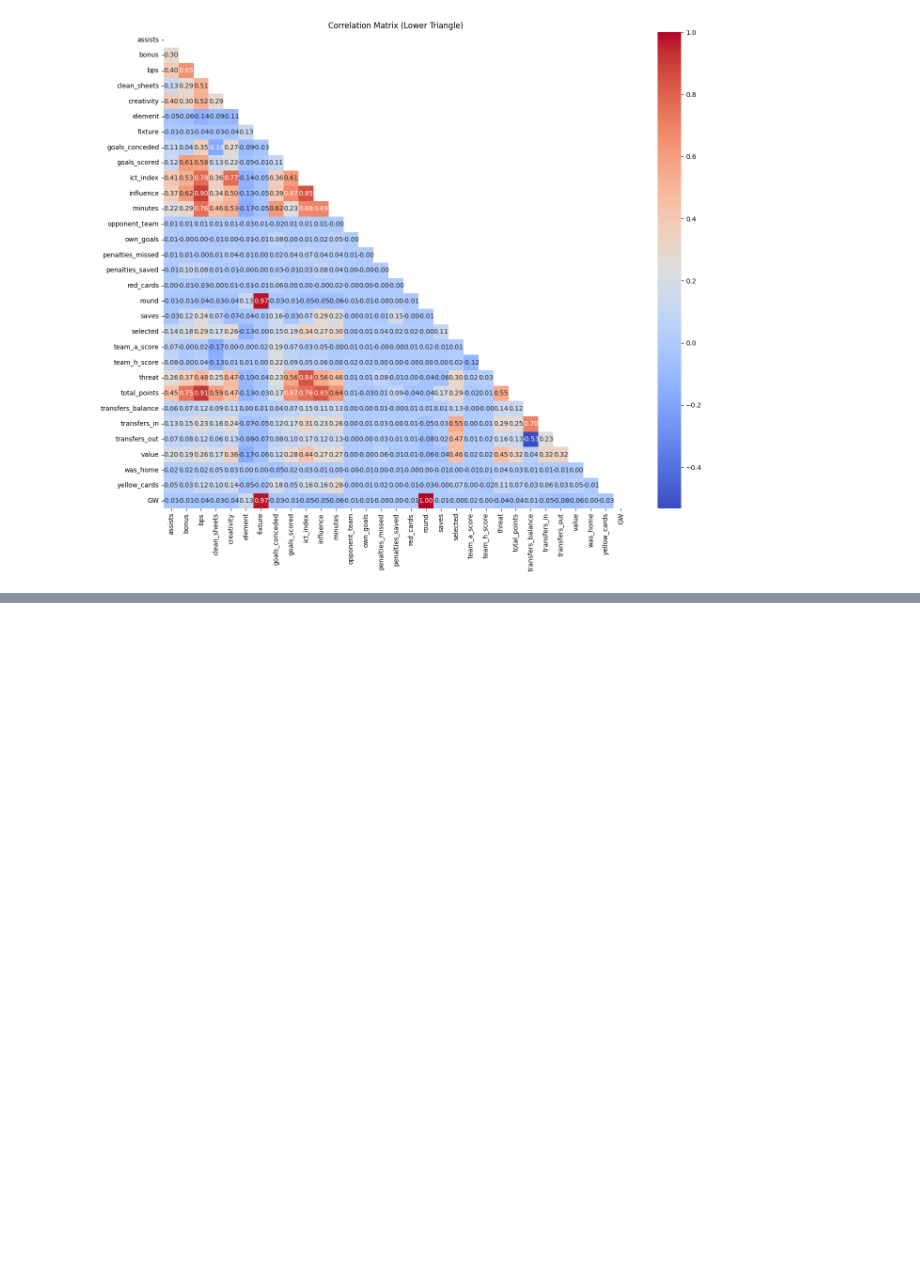
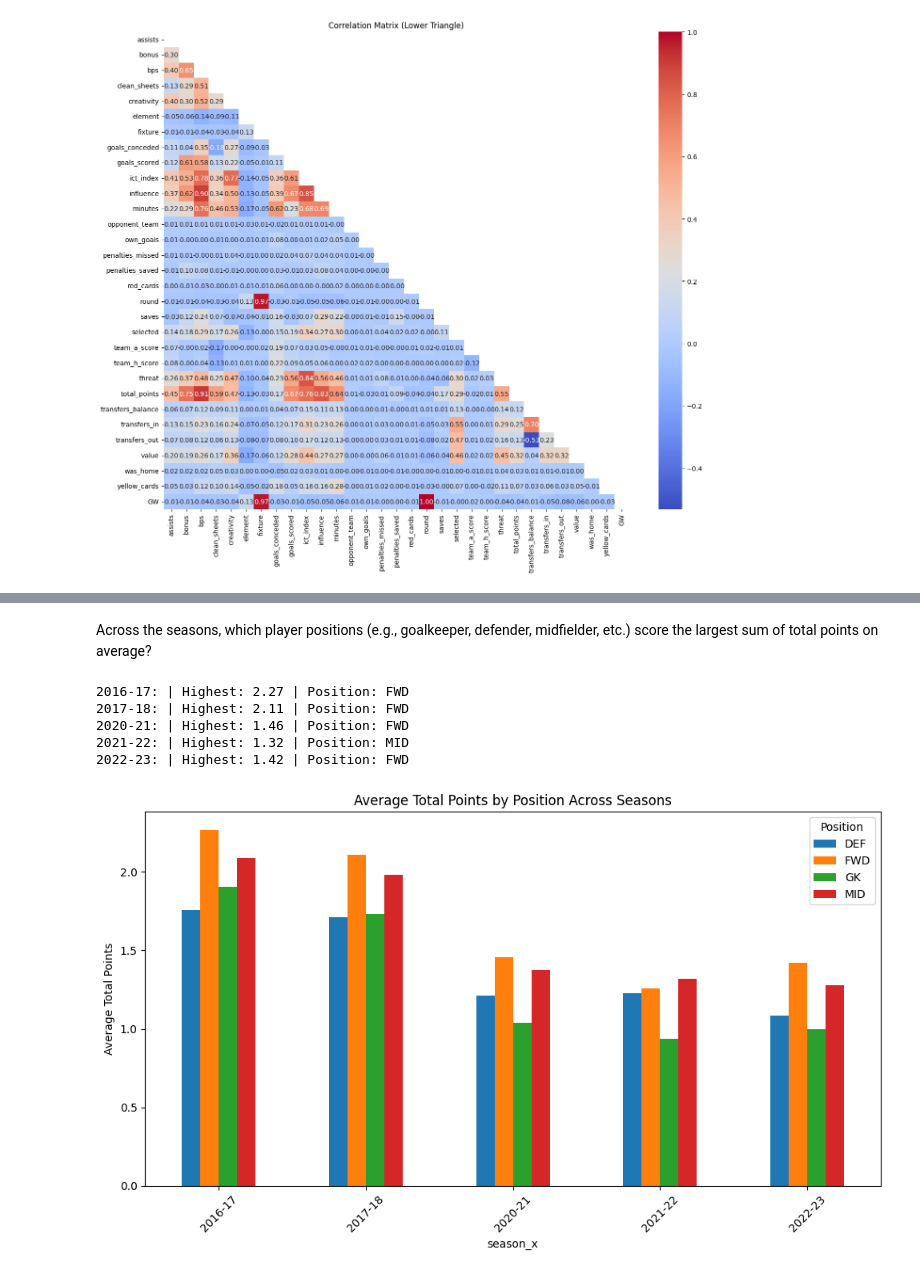
Before and after one commit to AhmedSameh19/fantasy-football-predictor, a Jupyter notebook: pred.ipynb, the cells around one changed output, grey strips where cells are left out. Drawn from its saved outputs; the diff is of its cells as text; code cells hidden in the pictures; blank space fills up the shorter version.

```diff
--- a/pred.ipynb
+++ b/pred.ipynb
@@ -578,0 +587,36 @@ plt.show()
+# %% [markdown]
+Across the seasons, which player positions (e.g., goalkeeper, defender, midfielder, etc.) score the largest sum of total points on average?
+# %%
+ans=fpl_copy.groupby(['season_x','position'])['total_points'].mean().unstack()
+for row in ans.itertuples():
+    largest=-1
+    pos =''
+    if row.GK > largest:
+        largest=row.GK
+        pos='GK'
+    if row.DEF > largest:
+        largest=row.DEF
+        pos='DEF'
+    if row.MID > largest:
+        largest=row.MID
+        pos='MID'
+    if row.FWD > largest:
+        largest=row.FWD
+        pos='FWD'
+    print(f"{row.Index}: | Highest: {largest:.2f} | Position: {pos}")
+# %% [output]
+2016-17: | Highest: 2.27 | Position: FWD
+2017-18: | Highest: 2.11 | Position: FWD
+2020-21: | Highest: 1.46 | Position: FWD
+2021-22: | Highest: 1.32 | Position: MID
+2022-23: | Highest: 1.42 | Position: FWD
+# %%
+ans.plot(kind='bar', figsize=(10,6))
+plt.ylabel('Average Total Points')
+plt.title('Average Total Points by Position Across Seasons')
+plt.xticks(rotation=45)
+plt.legend(title='Position')
+plt.tight_layout()
+plt.show()
+# %% [output]
+[figure, added]
```
Also changed, not shown: parts of 5 cells of this notebook.
